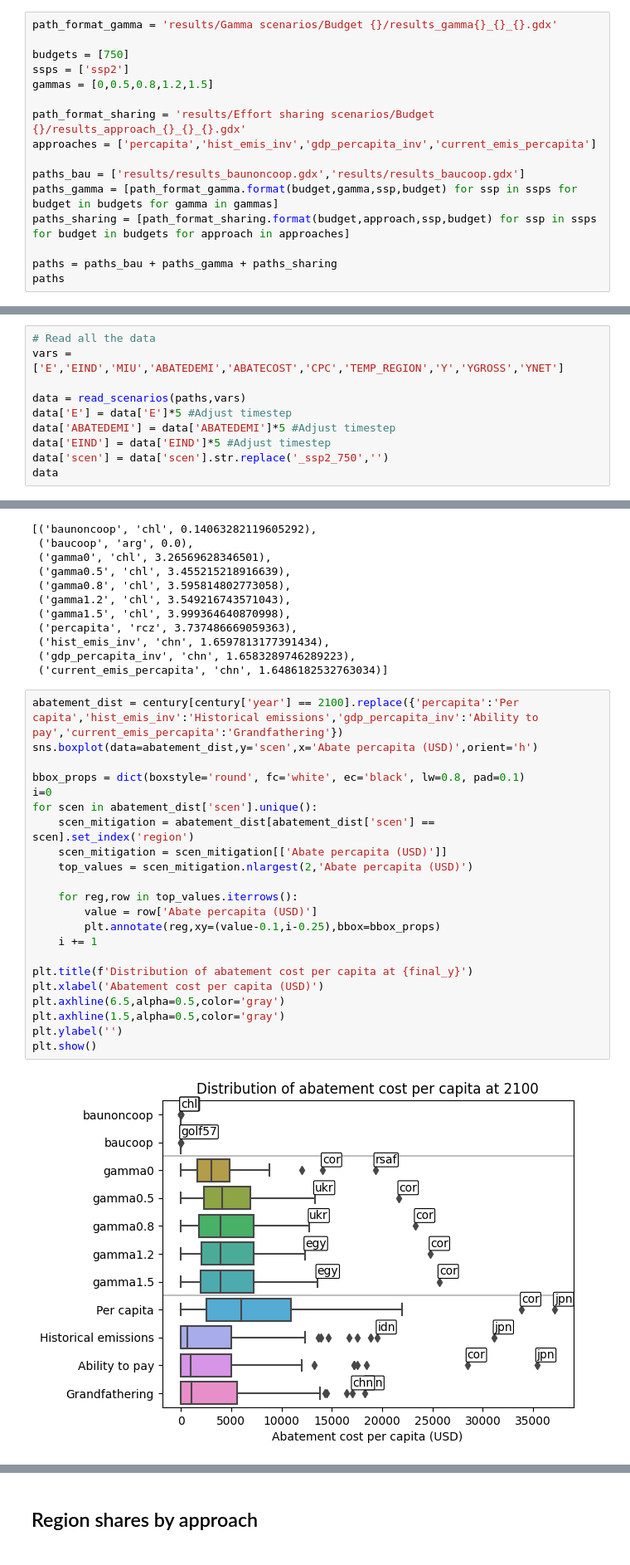
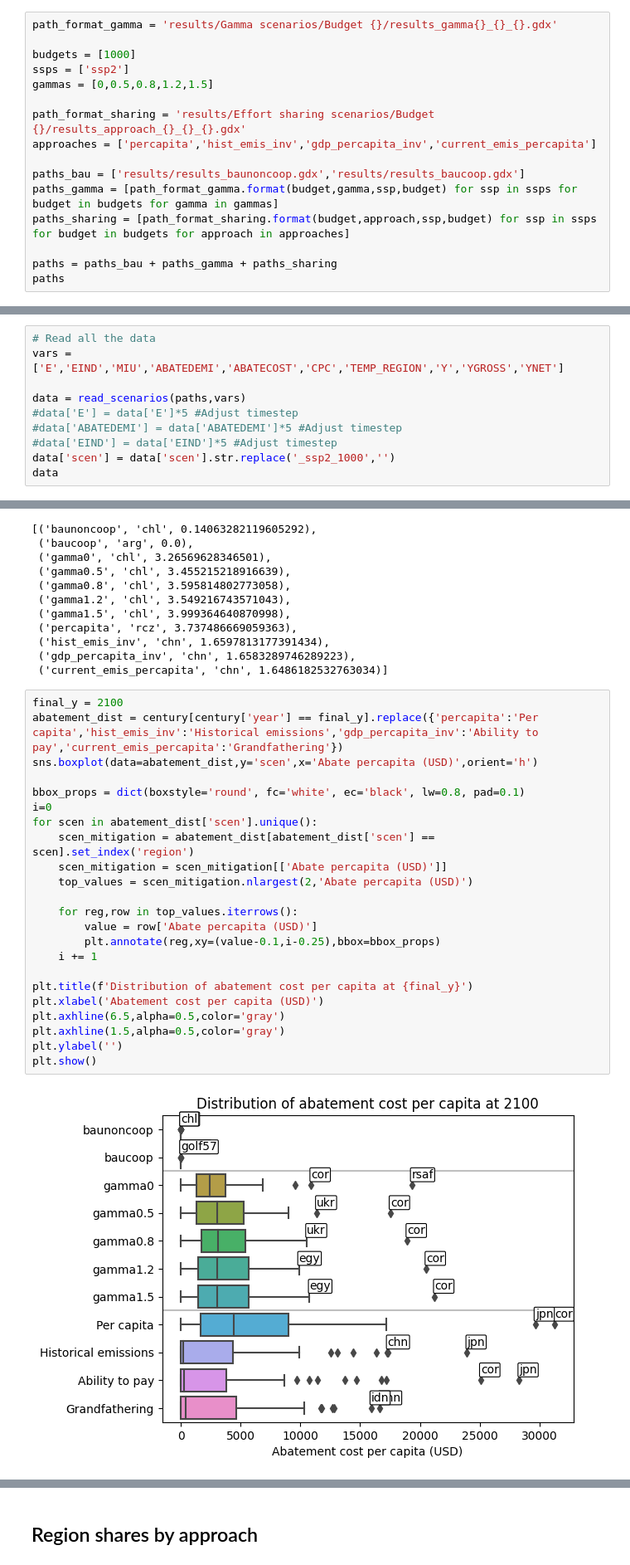
Before and after one commit to DanielPerezF/ClimateChange-WISE-project, a Jupyter notebook: exploratory.ipynb, the cells around one changed output, grey strips where cells are left out. Shown at 83% size. Drawn from its saved outputs; the diff is of its cells as text.

Commit message:
Final plots

```diff
--- a/exploratory.ipynb
+++ b/exploratory.ipynb
@@ -14,7 +14,7 @@ import os
 # %%
 path_format_gamma = 'results/Gamma scenarios/Budget {}/results_gamma{}_{}_{}.gdx'
 
-budgets = [750]
+budgets = [1000]
 ssps = ['ssp2']
 gammas = [0,0.5,0.8,1.2,1.5]
 
@@ -44,9 +44,9 @@ paths
 vars = ['E','EIND','MIU','ABATEDEMI','ABATECOST','CPC','TEMP_REGION','Y','YGROSS','YNET']
 
 data = read_scenarios(paths,vars)
-data['E'] = data['E']*5 #Adjust timestep
-data['ABATEDEMI'] = data['ABATEDEMI']*5 #Adjust timestep
-data['EIND'] = data['EIND']*5 #Adjust timestep
-data['scen'] = data['scen'].str.replace('_ssp2_750','')
+#data['E'] = data['E']*5 #Adjust timestep
+#data['ABATEDEMI'] = data['ABATEDEMI']*5 #Adjust timestep
+#data['EIND'] = data['EIND']*5 #Adjust timestep
+data['scen'] = data['scen'].str.replace('_ssp2_1000','')
 data
 # %% [output]
@@ -199,26 +188,27 @@ max_regions
  ('gdp_percapita_inv', 'chn', 1.6583289746289223),
  ('current_emis_percapita', 'chn', 1.6486182532763034)]
 # %%
-abatement_dist = century[century['year'] == 2100].replace({'percapita':'Per capita','hist_emis_inv':'Historical emissions','gdp_percapita_inv':'Ability to pay','current_emis_percapita':'Grandfathering'})
+final_y = 2100
+abatement_dist = century[century['year'] == final_y].replace({'percapita':'Per capita','hist_emis_inv':'Historical emissions','gdp_percapita_inv':'Ability to pay','current_emis_percapita':'Grandfathering'})
 sns.boxplot(data=abatement_dist,y='scen',x='Abate percapita (USD)',orient='h')
 
 bbox_props = dict(boxstyle='round', fc='white', ec='black', lw=0.8, pad=0.1)
 i=0
 for scen in abatement_dist['scen'].unique():
     scen_mitigation = abatement_dist[abatement_dist['scen'] == scen].set_index('region')
     scen_mitigation = scen_mitigation[['Abate percapita (USD)']]
     top_values = scen_mitigation.nlargest(2,'Abate percapita (USD)')
 
     for reg,row in top_values.iterrows():
         value = row['Abate percapita (USD)']
         plt.annotate(reg,xy=(value-0.1,i-0.25),bbox=bbox_props)
     i += 1
 
 plt.title(f'Distribution of abatement cost per capita at {final_y}')
 plt.xlabel('Abatement cost per capita (USD)')
 plt.axhline(6.5,alpha=0.5,color='gray')
 plt.axhline(1.5,alpha=0.5,color='gray')
 plt.ylabel('')
 plt.show()
 # %% [output]
-[figure, old version]
+[figure, new version]
```
Also changed, not shown: parts of 18 cells of this notebook, 3 other files.
